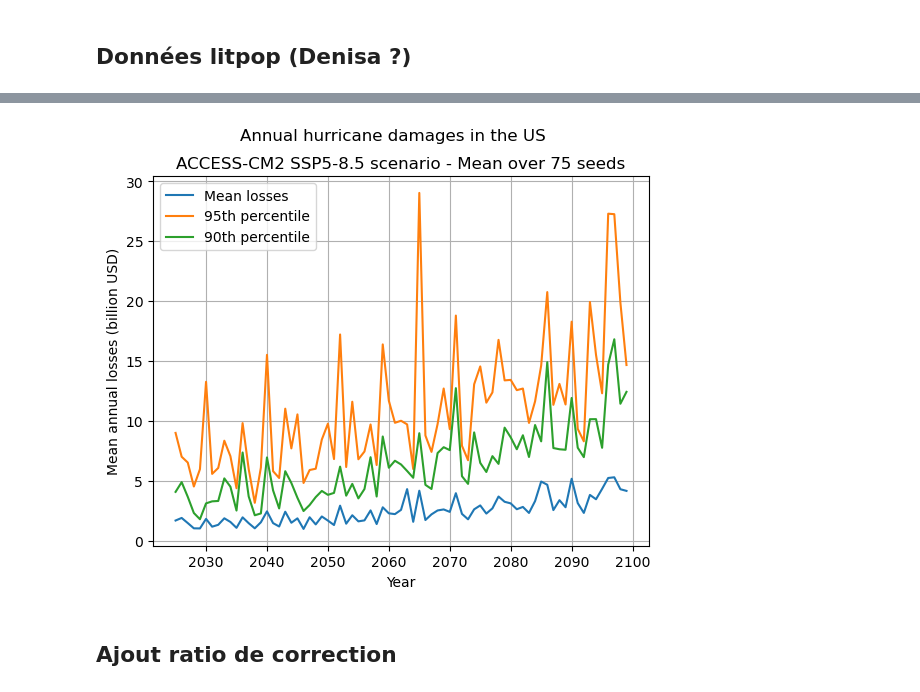
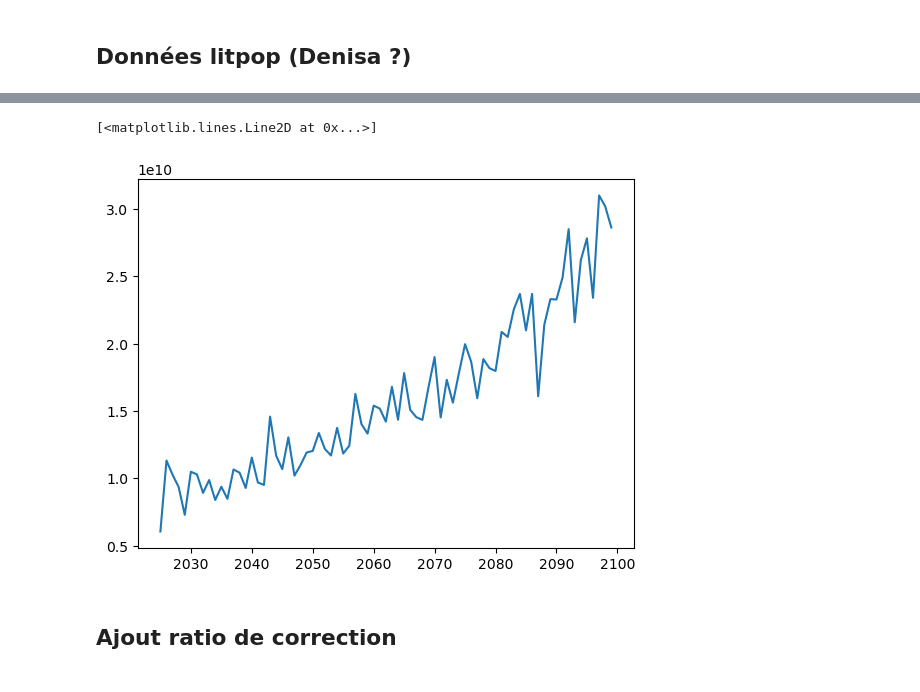
Before and after one commit to Pladifes/catherina, a Jupyter notebook: national_damages.ipynb, the cells around one changed output, grey strips where cells are left out. Saved outputs shown, nothing was run; the diff lists cells and outputs as text; code cells hidden in the pictures.

```diff
--- a/national_damages.ipynb
+++ b/national_damages.ipynb
@@ -68,0 +125,6 @@ for year in tqdm(list(range(2025,2100+1))):
+# %%
+model = "ACCESS-CM2"
+experiment = "ssp585"
+
+output_dir = Path(f"./data/output/damages/national/{model}/{experiment}")
+tracks_dir = Path(f"data/output/catherina/intensified_tracks/{model}/{experiment}")
@@ -71,11 +377,4 @@ output_dir = Path("./data/output/damages/national/.temp/")
 # Aggregate
 all_losses = pl.read_parquet(output_dir / "*.parquet").to_pandas()
-# %%
-for i in tqdm(list(range(len(all_losses)))):
-    lat = all_losses.at[all_losses.index[i], "lat_left"]
-    lon = all_losses.at[all_losses.index[i], "lon_left"]
-    geo_dict = reverse_geocode.get((lat,lon))
-    all_losses.at[all_losses.index[i], "country_code"] = geo_dict["country_code"]
-    all_losses.at[all_losses.index[i], "country"] = geo_dict["country"]
 # %%
-all_losses.groupby(["year", "country", "seed"]).agg({"losses": "sum"})
+all_losses_grouped = all_losses.groupby(["year", "country", "seed"]).agg({"losses": "sum"})
@@ -97,2 +383,3 @@ all_losses.groupby(["year", "country", "seed"]).agg({"losses": "sum"})
 # %%
-all_losses
+all_losses_grouped = all_losses_grouped.reset_index()
+means = all_losses_grouped[all_losses_grouped.country == "United States of America"].groupby(["year", "country"])["losses"].mean().values
@@ -145,17 +386,8 @@ losses_per_year_metrics
-# %%
-fig, ax = plt.subplots()
-ax.plot(losses_per_year_metrics["year"], losses_per_year_metrics["mean_losses"]/1e9)
-ax.plot(losses_per_year_metrics["year"], losses_per_year_metrics["p95_losses"]/1e9)
-ax.plot(losses_per_year_metrics["year"], losses_per_year_metrics["p90_losses"]/1e9)
-plt.xlabel("Year")
-plt.ylabel("Mean annual losses (billion USD)")
-plt.suptitle("Annual hurricane damages in the US")
-plt.title("ACCESS-CM2 SSP5-8.5 scenario - Mean over 75 seeds")
-plt.legend(["Mean losses", "95th percentile", "90th percentile"])
-plt.grid()
-plt.show()
-# %% [output]
-[figure, removed]
+# %%
+plt.plot(range(2025, 2100), means)
+# %% [output]
+[<matplotlib.lines.Line2D at 0x...>]
+[figure, added]
 # %% [markdown]
 ## Ajout ratio de correction
 # %%
```
Also changed, not shown: parts of 24 cells of this notebook, 15 other files.
